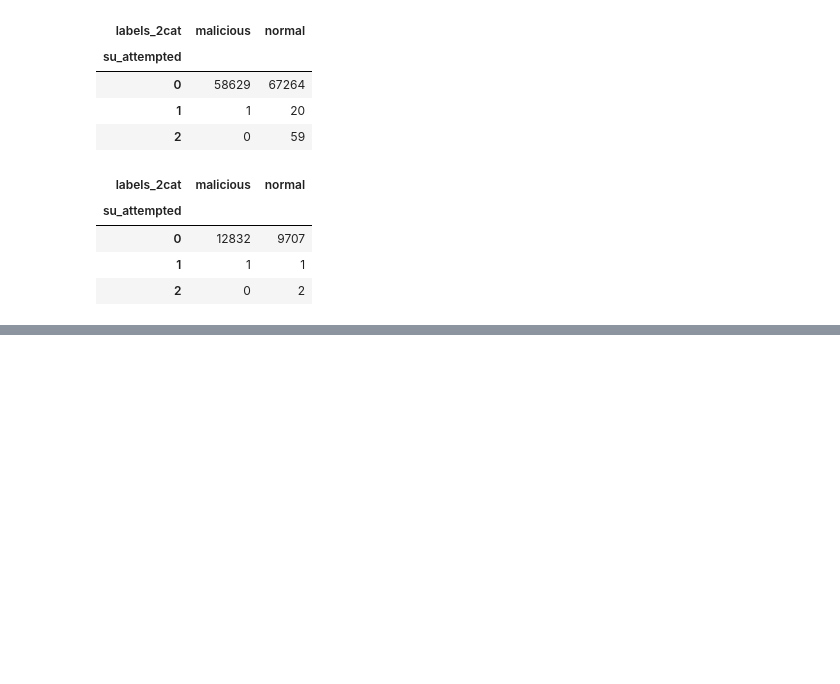
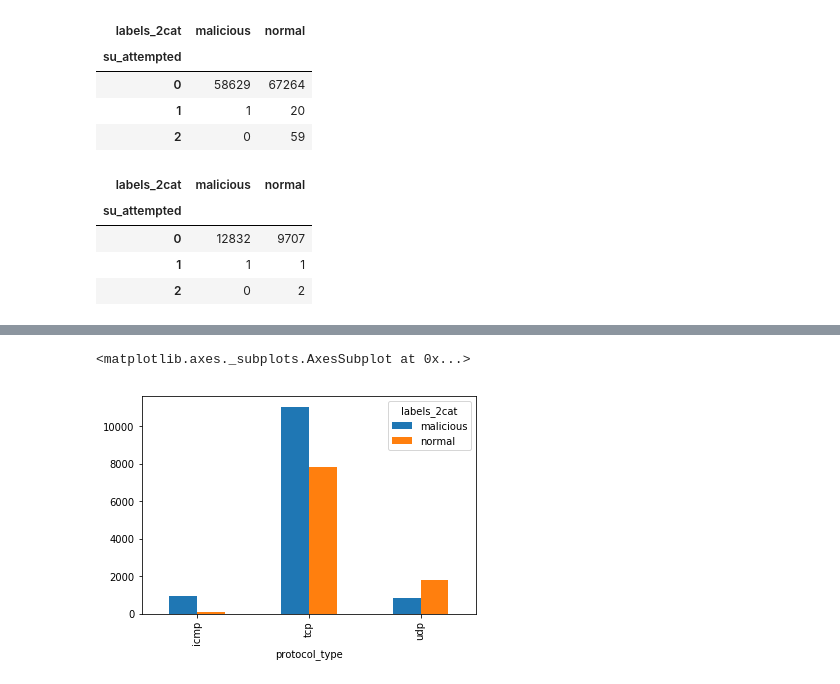
Before and after one commit to super-mar10/network-intrusion-detection, a Jupyter notebook: 1.EDA.ipynb, the cells around one changed output, grey strips where cells are left out. Saved outputs shown, nothing was run; the diff lists cells and outputs as text; code cells hidden in the pictures; blank space fills up the shorter version.

```diff
--- a/1.EDA.ipynb
+++ b/1.EDA.ipynb
@@ -266,0 +287,5 @@ test_feature_df.su_attempted.replace(2, 0, inplace=True)
+# %%
+pd.crosstab(test_feature_df.protocol_type, test_feature_df.labels_2cat).plot(kind='bar')
+# %% [output]
+<matplotlib.axes._subplots.AxesSubplot at 0x...>
+[figure, added]
```
Also changed, not shown: parts of 5 cells of this notebook.
